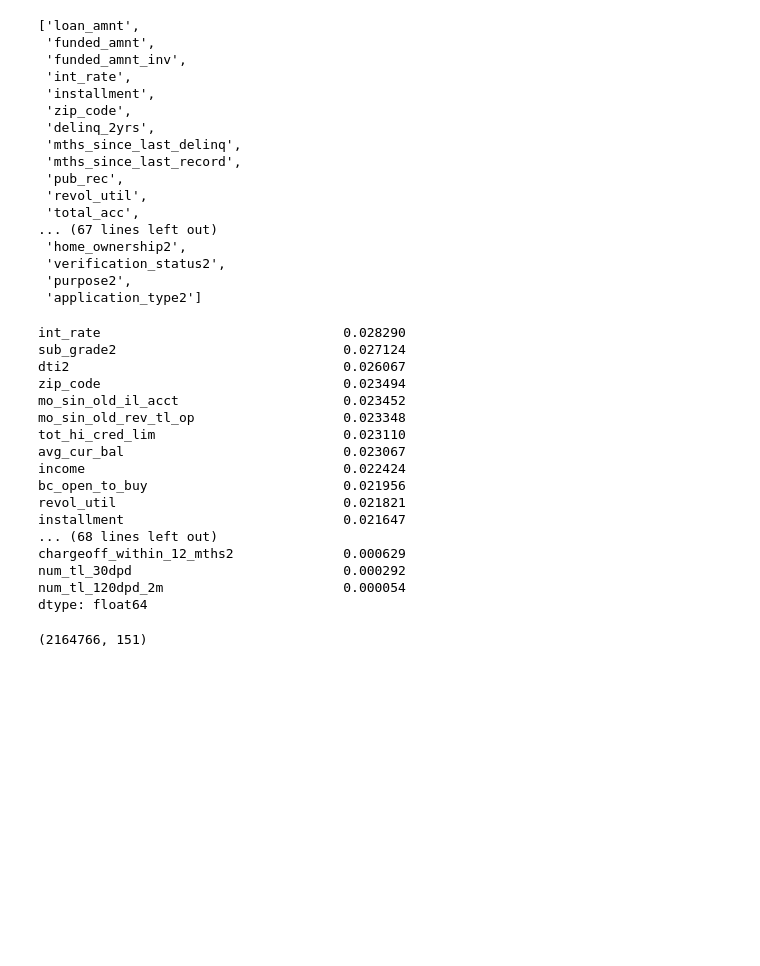
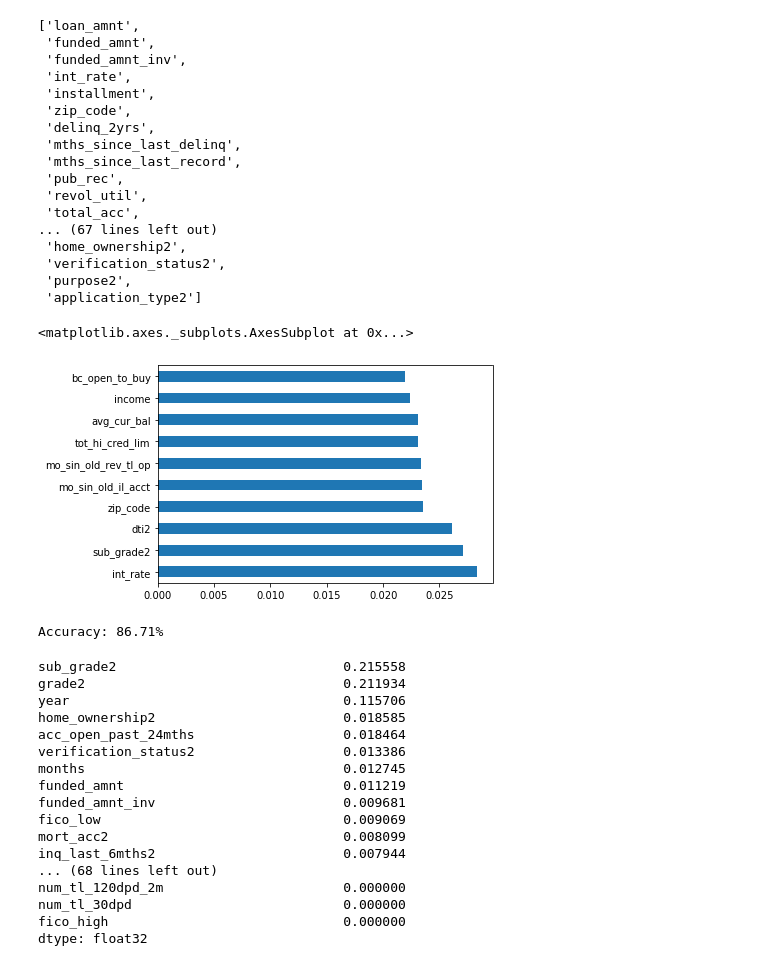
Before and after one commit to bacover/Capstone, a Jupyter notebook: MachineLearning.ipynb, the cells around one changed output. Saved outputs shown, nothing was run; the diff lists cells and outputs as text; code cells hidden in the pictures; blank space fills up the shorter version.

```diff
--- a/MachineLearning.ipynb
+++ b/MachineLearning.ipynb
@@ -66,3 +66,10 @@ list(X.columns.values)
  'verification_status2',
  'purpose2',
  'application_type2']
+# %%
+feature_imp = pd.Series(clf.feature_importances_, index=list(X.columns.values) ).sort_values(ascending=False)
+feature_imp
+feature_imp.nlargest(10).plot(kind='barh')
+# %% [output]
+<matplotlib.axes._subplots.AxesSubplot at 0x...>
+[figure, added]
@@ -69,21 +79,32 @@ list(X.columns.values)
+# %%
+model = XGBClassifier()
+model.fit(X_train, y_train)
+# make predictions for test data
+y_pred = model.predict(X_test)
+predictions = [round(value) for value in y_pred]
+# evaluate predictions
+accuracy = accuracy_score(y_test, predictions)
+print("Accuracy: %.2f%%" % (accuracy * 100.0))
+# %% [output]
+Accuracy: 86.71%
 # %%
-feature_imp = pd.Series(clf.feature_importances_, index=list(X.columns.values) ).sort_values(ascending=False)
+feature_imp = pd.Series(model.feature_importances_, index=list(X.columns.values) ).sort_values(ascending=False)
 feature_imp
 # %% [output]
-int_rate                               0.028290
-sub_grade2                             0.027124
-dti2                                   0.026067
-zip_code                               0.023494
-mo_sin_old_il_acct                     0.023452
-mo_sin_old_rev_tl_op                   0.023348
-tot_hi_cred_lim                        0.023110
-avg_cur_bal                            0.023067
-income                                 0.022424
-bc_open_to_buy                         0.021956
-revol_util                             0.021821
-installment                            0.021647
+sub_grade2                             0.215558
+grade2                                 0.211934
+year                                   0.115706
+home_ownership2                        0.018585
+acc_open_past_24mths                   0.018464
+verification_status2                   0.013386
+months                                 0.012745
+funded_amnt                            0.011219
+funded_amnt_inv                        0.009681
+fico_low                               0.009069
+mort_acc2                              0.008099
+inq_last_6mths2                        0.007944
 ... (68 lines left out)
-chargeoff_within_12_mths2              0.000629
-num_tl_30dpd                           0.000292
-num_tl_120dpd_2m                       0.000054
-dtype: float64
+num_tl_120dpd_2m                       0.000000
+num_tl_30dpd                           0.000000
+fico_high                              0.000000
+dtype: float32
@@ -92,9 +110,0 @@ df = df[df['issue_d'].notna()]
-# %%
-df['year']=df.issue_d.map(lambda x:int(x.split('-')[-1]))
-# Get names of indexes for which column Age has value 30
-indexNames = df[ df['year'] <=2012 ].index
-# Delete these row indexes from dataFrame
-df.drop(indexNames , inplace=True)
-df.shape
-# %% [output]
-(2164766, 151)
```
Also changed, not shown: parts of 28 cells of this notebook.
